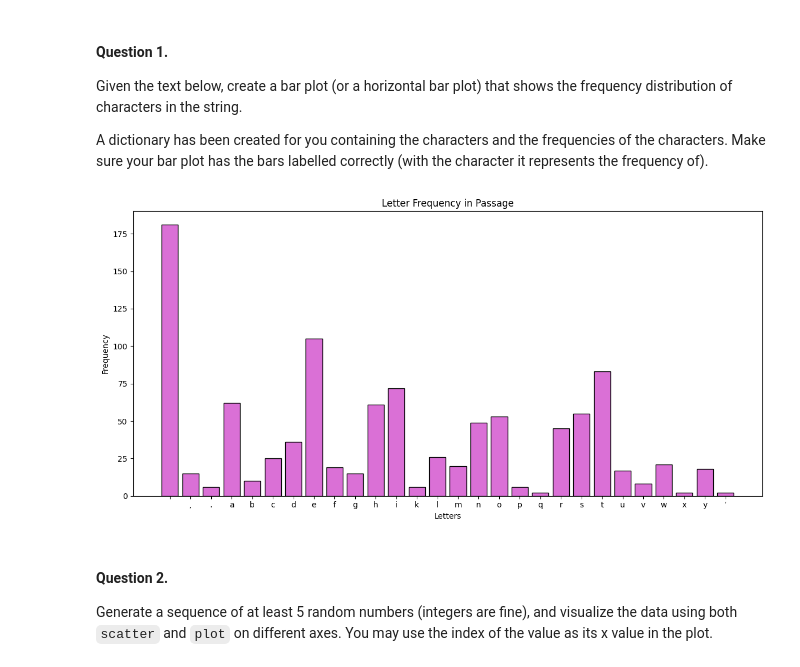
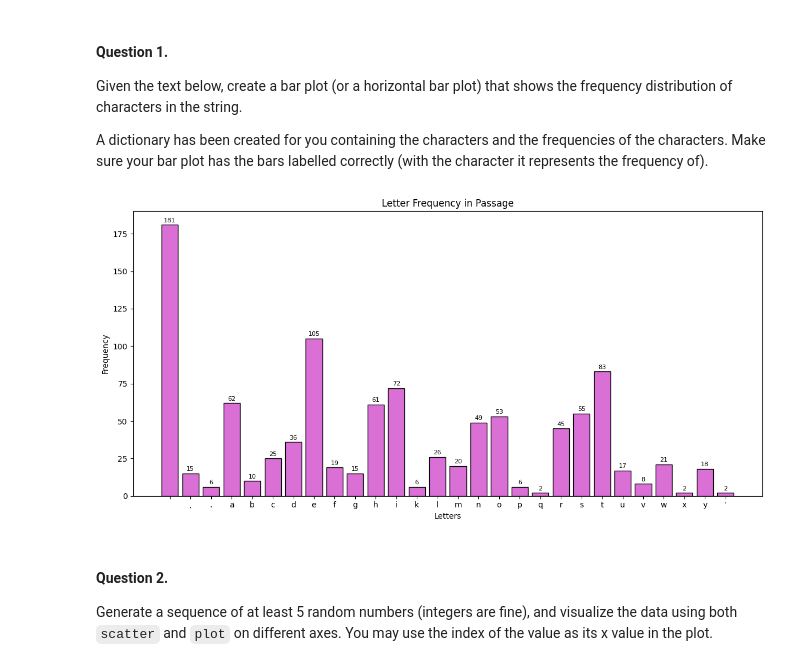
Before and after one commit to kjleopold/module_3, a Jupyter notebook: pyplot.ipynb, the cells around one changed output. Cells and saved outputs as stored; diff of their text form; code cells hidden in the pictures.

Commit message:
Add labels to question 1 bars

```diff
--- a/pyplot.ipynb
+++ b/pyplot.ipynb
@@ -58,27 +58,32 @@ Make sure your bar plot has the bars labelled correctly (with the character it r
 # %%
 from collections import Counter
 import matplotlib.pyplot as plt
 
 TEXT = "At three o’clock precisely I was at Baker Street, but Holmes had not yet returned. The landlady informed me that he had left the house shortly after eight o’clock in the morning. I sat down beside the fire, however, with the intention of awaiting him, however long he might be. I was already deeply interested in his inquiry, for, though it was surrounded by none of the grim and strange features which were associated with the two crimes which I have already recorded, still, the nature of the case and the exalted station of his client gave it a character of its own. Indeed, apart from the nature of the investigation which my friend had on hand, there was something in his masterly grasp of a situation, and his keen, incisive reasoning, which made it a pleasure to me to study his system of work, and to follow the quick, subtle methods by which he disentangled the most inextricable mysteries. So accustomed was I to his invariable success that the very possibility of his failing had ceased to enter into my head.".lower()
 letter_freq = dict(Counter(TEXT))
 
 # make a bar plot with an appropriate title, correct xtick labels, and labeled axes
 
 sort_letters = sorted(letter_freq.keys())
 sort_counts = [letter_freq[char] for char in sort_letters]
 
 plt.figure(figsize=(12, 6))
-plt.bar(sort_letters, sort_counts, color='orchid', edgecolor='black')
+bars = plt.bar(sort_letters, sort_counts, color='orchid', edgecolor='black')
 
 plt.title("Letter Frequency in Passage")
 plt.xlabel("Letters")
 plt.ylabel("Frequency")
 plt.xticks(sort_letters)
 
+# Add labels on top of each bar
+for bar in bars:
+    height = bar.get_height()
+    plt.text(bar.get_x() + bar.get_width() / 2, height + 1, str(height), ha='center', va='bottom', fontsize=8)
+
 plt.tight_layout()
 plt.show()
 # %% [output]
-[figure, old version]
+[figure, new version]
 # %% [markdown]
 #### Question 2.
 
```
Also changed, not shown: parts of 2 cells of this notebook.
